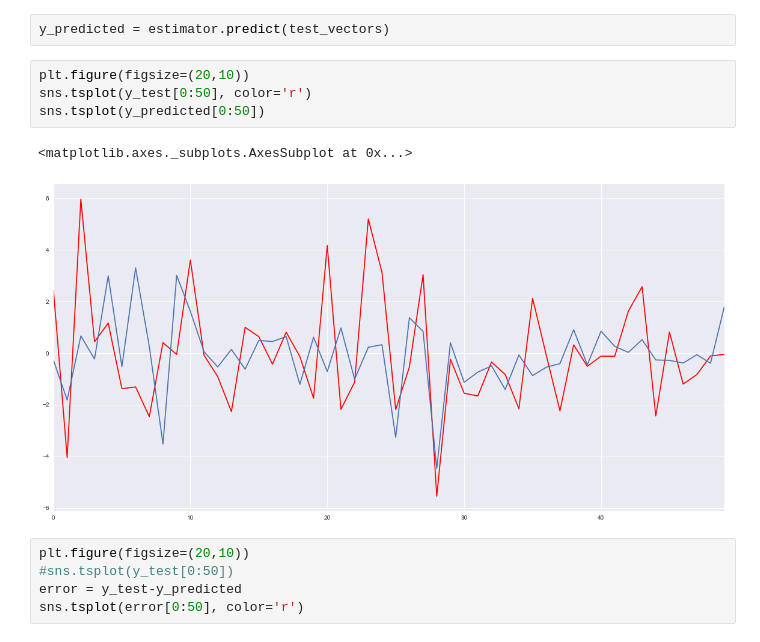
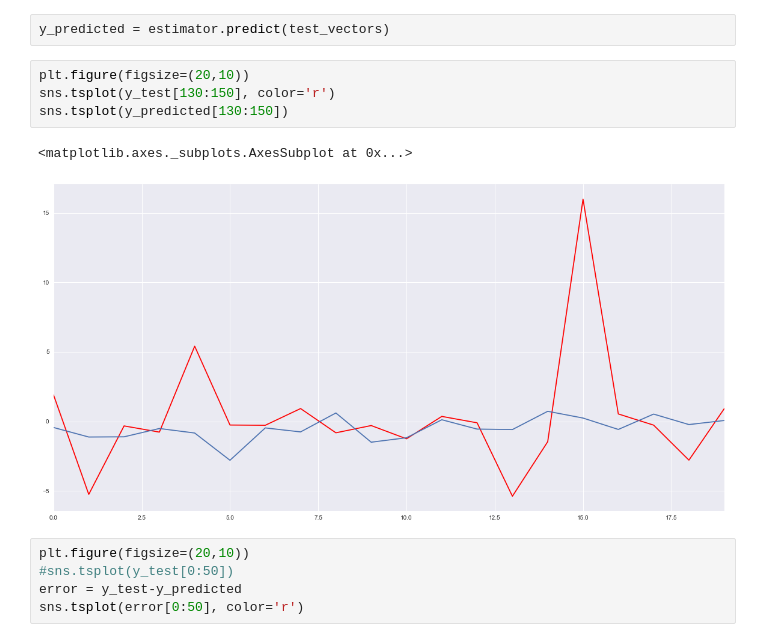
Before and after one commit to minimalgeek/Python, a Jupyter notebook: NLP/SeekingAlpha/SeekingAlpha sentiment analysis 2.3 - DNN 1day pct.ipynb, the cells around one changed output. Drawn from its saved outputs; the diff is of its cells as text.

```diff
--- a/NLP/SeekingAlpha/SeekingAlpha sentiment analysis 2.3 - DNN 1day pct.ipynb
+++ b/NLP/SeekingAlpha/SeekingAlpha sentiment analysis 2.3 - DNN 1day pct.ipynb
@@ -110,11 +110,11 @@ test_vectors = test_vectors.toarray()
 y_predicted = estimator.predict(test_vectors)
 # %%
 plt.figure(figsize=(20,10))
-sns.tsplot(y_test[0:50], color='r')
-sns.tsplot(y_predicted[0:50])
+sns.tsplot(y_test[130:150], color='r')
+sns.tsplot(y_predicted[130:150])
 # %% [output]
 <matplotlib.axes._subplots.AxesSubplot at 0x...>
-[figure, old version]
+[figure, new version]
 # %%
 plt.figure(figsize=(20,10))
 #sns.tsplot(y_test[0:50])
```
Also changed, not shown: parts of 7 cells of this notebook.
